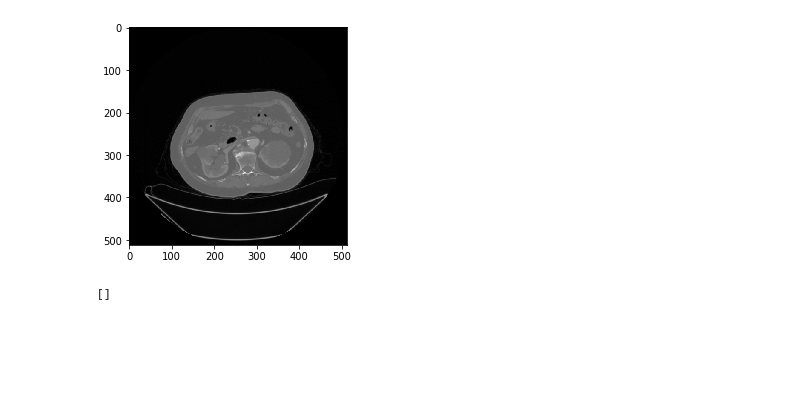
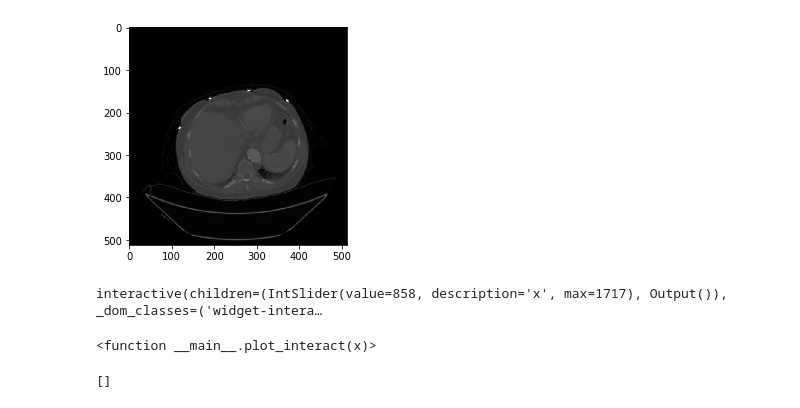
Before and after one commit to vbakhteev/CT-aorta-segmentation, a Jupyter notebook: notebooks/visualisation.ipynb, the cells around one changed output. Cells and saved outputs as stored; diff of their text form; code cells hidden in the pictures; blank space fills up the shorter version.

Commit message:
added interactive visualisation 1 plane

```diff
--- a/notebooks/visualisation.ipynb
+++ b/notebooks/visualisation.ipynb
@@ -13,10 +16,21 @@ from visualiser import Patient
 patient_path = '../data/1/'
 patient = Patient(patient_path)
 # %%
-plt.imshow(patient.image[1500], cmap=plt.cm.gray)
+plt.imshow(patient.image[1613], cmap=plt.cm.gray)
 plt.show()
 # %% [output]
-[figure, old version]
+[figure, new version]
+# %%
+def plot_interact(x):
+    fig=plt.figure(figsize=(16, 16))
+    plt.imshow(patient.image[x], cmap=plt.cm.bone)
+    fig.add_subplot
+    return x
+
+interact(plot_interact, x=(0, len(patient.image)-1))
+# %% [output]
+interactive(children=(IntSlider(value=858, description='x', max=1717), Output()), _dom_classes=('widget-intera…
+<function __main__.plot_interact(x)>
 # %%
 plt.hist(patient.image[1500].reshape(-1), bins=100)
 plt.plot()
```
Also changed, not shown: parts of 1 cell of this notebook, 1 other file.
